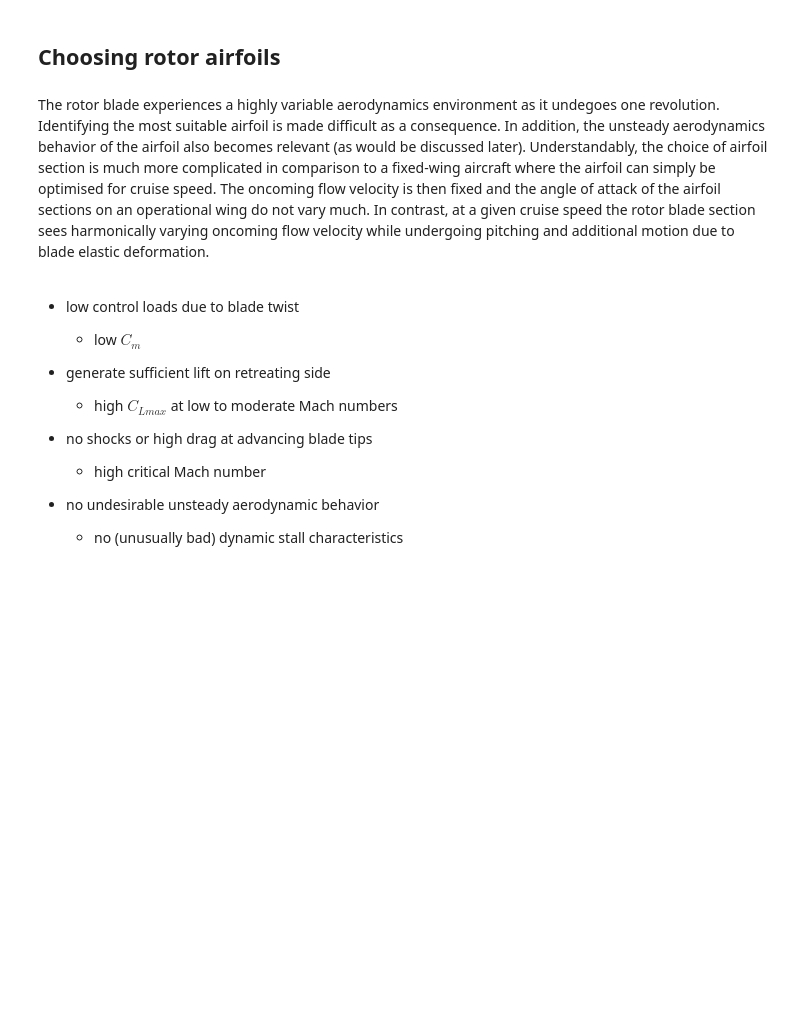
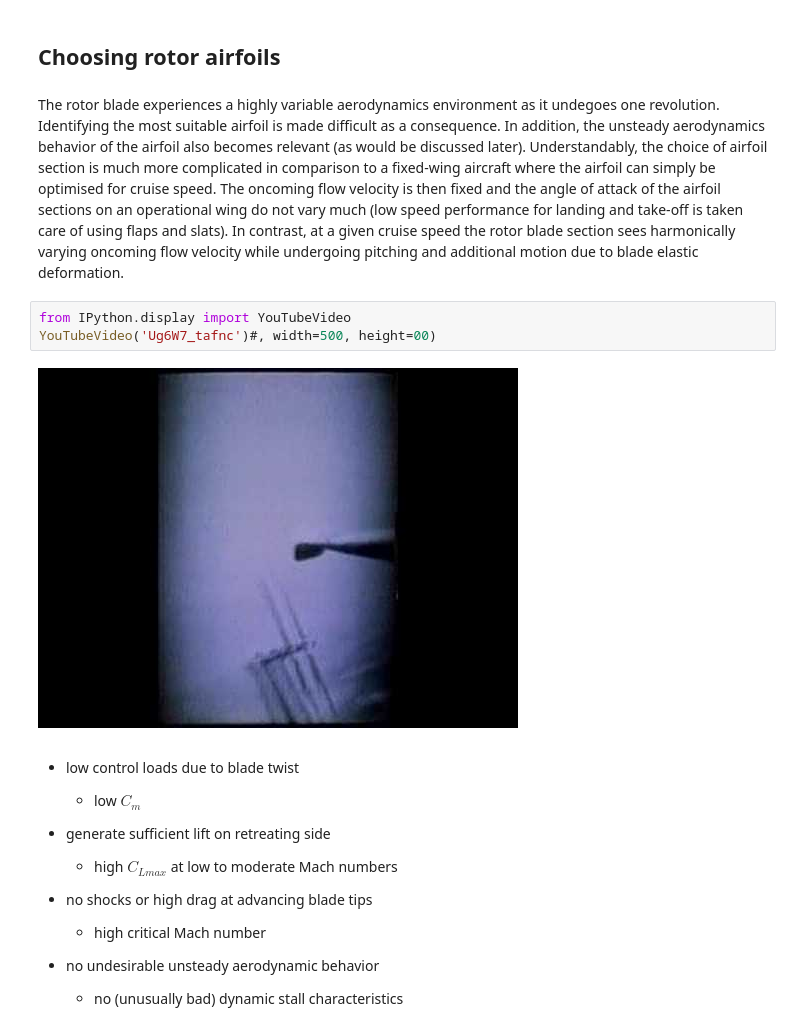
Before and after one commit to kumar-sumeet/HeliAeroNotes, a Jupyter notebook: _sources/Lectures/4_ForwardFlight/Aerodynamics.ipynb, the cells around one changed output. Saved outputs shown, nothing was run; the diff lists cells and outputs as text; blank space fills up the shorter version.

```diff
--- a/_sources/Lectures/4_ForwardFlight/Aerodynamics.ipynb
+++ b/_sources/Lectures/4_ForwardFlight/Aerodynamics.ipynb
@@ -28,7 +243,12 @@ Boeing AH-64 Apache initially had *straight* blade tips. This resulted in large
 # %% [markdown]
 ## Choosing rotor airfoils
 # %% [markdown]
-The rotor blade experiences a highly variable aerodynamics environment as it undegoes one revolution. Identifying the most suitable airfoil is made difficult as a consequence. In addition, the unsteady aerodynamics behavior of the airfoil also becomes relevant (as would be discussed later). Understandably, the choice of airfoil section is much more complicated in comparison to a fixed-wing aircraft where the airfoil can simply be optimised for cruise speed. The oncoming flow velocity is then fixed and the angle of attack of the airfoil sections on an operational wing do not vary much. In contrast, at a given cruise speed the rotor blade section sees harmonically varying oncoming flow velocity while undergoing pitching and additional motion due to blade elastic deformation.
+The rotor blade experiences a highly variable aerodynamics environment as it undegoes one revolution. Identifying the most suitable airfoil is made difficult as a consequence. In addition, the unsteady aerodynamics behavior of the airfoil also becomes relevant (as would be discussed later). Understandably, the choice of airfoil section is much more complicated in comparison to a fixed-wing aircraft where the airfoil can simply be optimised for cruise speed. The oncoming flow velocity is then fixed and the angle of attack of the airfoil sections on an operational wing do not vary much (low speed performance for landing and take-off is taken care of using flaps and slats). In contrast, at a given cruise speed the rotor blade section sees harmonically varying oncoming flow velocity while undergoing pitching and additional motion due to blade elastic deformation.
+# %%
+from IPython.display import YouTubeVideo
+YouTubeVideo('Ug6W7_tafnc')#, width=500, height=00)
+# %% [output]
+[figure, added]
 # %% [markdown]
 - low control loads due to blade twist
     - low $C_m$
```
Also changed, not shown: parts of 53 cells of this notebook, 55 other files.
